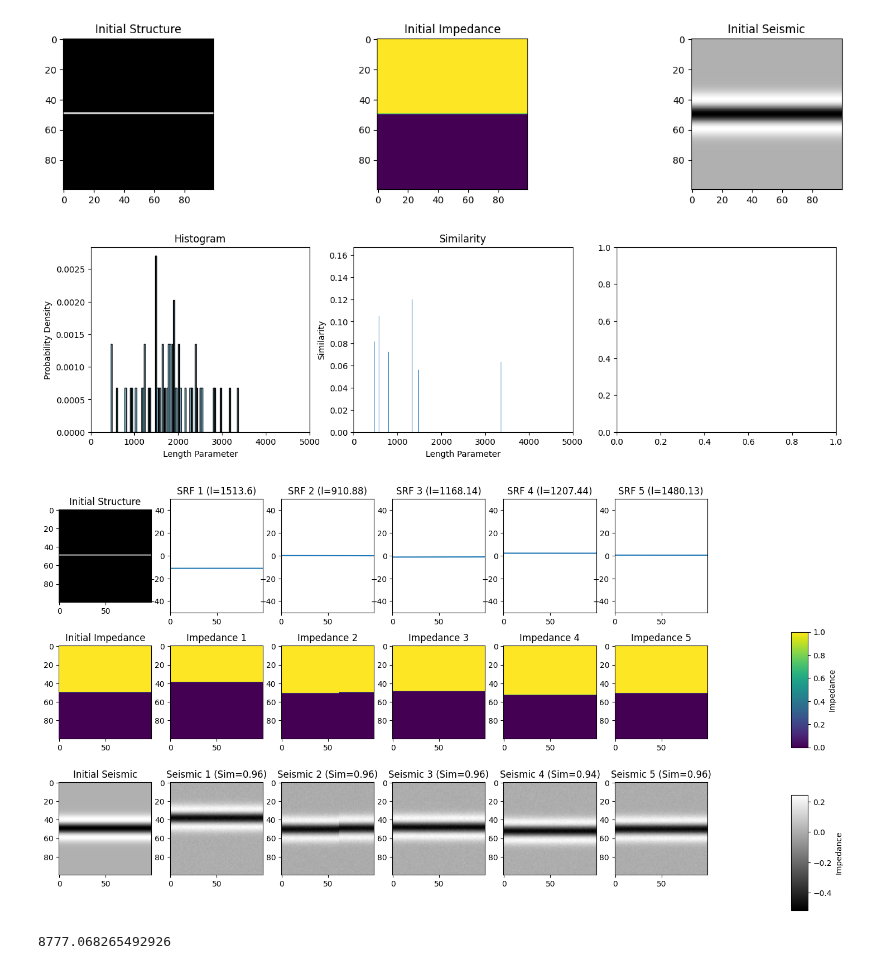
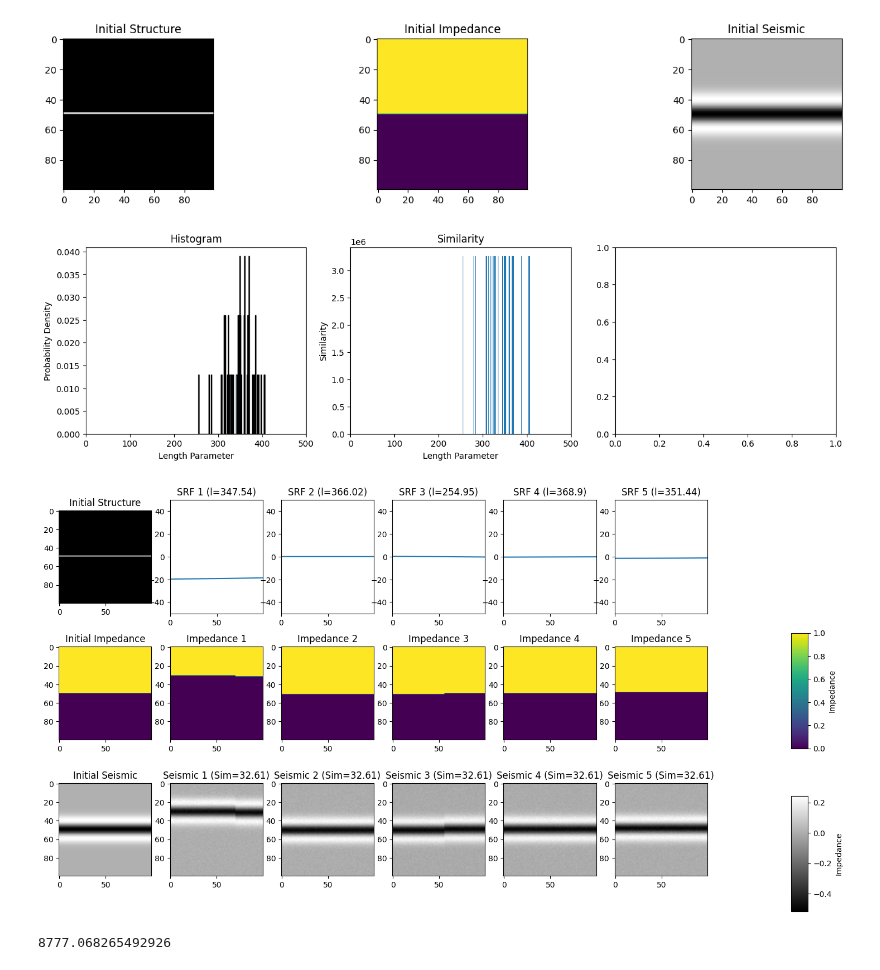
Before and after one commit to csc7/Probabilistic_Programming, a Jupyter notebook: Example_06_Impedance_and_Seismic_Models_Bayesian.ipynb, the cells around one changed output. Cells and saved outputs as stored; diff of their text form; code cells hidden in the pictures.

Commit message:
Add normalization to seismic data

```diff
--- a/Example_06_Impedance_and_Seismic_Models_Bayesian.ipynb
+++ b/Example_06_Impedance_and_Seismic_Models_Bayesian.ipynb
@@ -413,22 +440,25 @@ def mcmc_bayesian_estimation(observed_data, current_range, step_size, n_samples)
 # Prior distribution for the variogram parameters
 variance = 100
 prior_range_min = 1
-prior_range_max = 5000
+prior_range_max = 500
 
 # Observed seismic data
 observed_data = initial_dn
 
+observed_data_norm = (observed_data - np.mean(observed_data))/np.std(observed_data)
+
 
 current_range = np.random.uniform(prior_range_min, prior_range_max)
 n_samples = 50
-step_size = 500.0
+step_size = 30.0
 
 # Select MC or MCMC function, mc_bayesian_estimation or mcmc_bayesian_estimation
-posterior_samples, len_sc_list,  realizations_SRF, realizations_impedance, realizations_seismic, similarity = mcmc_bayesian_estimation(observed_data,
-                                                                                                                                       current_range=current_range,
-                                                                                                                                       step_size=step_size,
-                                                                                                                                       n_samples=n_samples
-                                                                                                                                      )
+posterior_samples, len_sc_list,  realizations_SRF, realizations_impedance, \
+    realizations_seismic, realizations_seismic_norm, similarity = mcmc_bayesian_estimation(observed_data_norm,
+                                                                                           current_range=current_range,
+                                                                                           step_size=step_size,
+                                                                                           n_samples=n_samples
+                                                                                          )
 # %%
 # Plot distributions
 
@@ -451,7 +481,7 @@ axes[1].set_ylabel("Similarity")
 
 plt.show()
 # %% [output]
-[figure, old version]
+[figure, new version]
 # %%
 # Plots models
 
@@ -470,35 +500,35 @@ for i, realization in enumerate(realizations_SRF[0:5]):
 # Second row, impedance realizations
 axes[1, 0].imshow(initial_structure, cmap="viridis")
 axes[1, 0].set_title("Initial Impedance")
 
 for i in range (5):
     axes[1, i+1].imshow(realizations_impedance[i], cmap="viridis")
     axes[1, i+1].set_title(f"Impedance {i+1}")
 
 # Third row, seismic realizations
 axes[2, 0].imshow(initial_dn, cmap="gray")
 axes[2, 0].set_title("Initial Seismic")
 
 for i, realization in enumerate(realizations_seismic[0:5]):
     axes[2, i+1].imshow(realization, cmap="gray")
-    axes[2, i+1].set_title(f"Seismic {i+1} (Sim={round(posterior_samples[i],2)})")
+    axes[2, i+1].set_title(f"Seismic {i+1} (Sim={round(similarity[i]/100000,2)})")
 
 
 # Colorbar for impedance
 cbar_ax_imp = fig.add_axes([1.0, 0.385, 0.02, 0.23])  # [left, bottom, width, height]
 cbar_imp = fig.colorbar(axes[1, 1].images[0], cax=cbar_ax_imp, orientation='vertical')
 cbar_imp.set_label('Impedance')
 
 # Colorbar for seismic
 cbar_ax_seis = fig.add_axes([1.0, 0.06, 0.02, 0.23])  # [left, bottom, width, height]
 cbar_imp = fig.colorbar(axes[2, 1].images[0], cax=cbar_ax_seis, orientation='vertical')
 cbar_imp.set_label('Impedance')
 
 
 #plt.tight_layout()
 plt.show()
 # %% [output]
-[figure, old version]
+[figure, new version]
 # %%
 # MCMC Plot similarities for different methods
 
```
Also changed, not shown: parts of 2 cells of this notebook.
